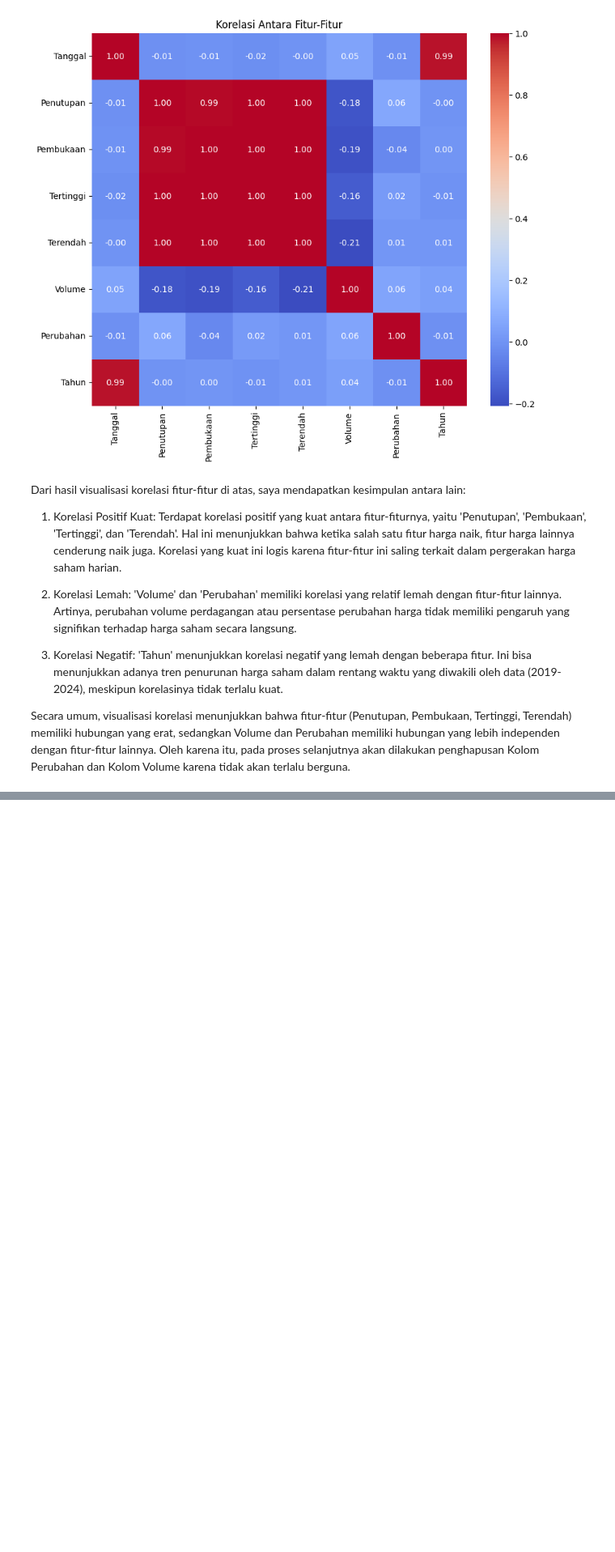
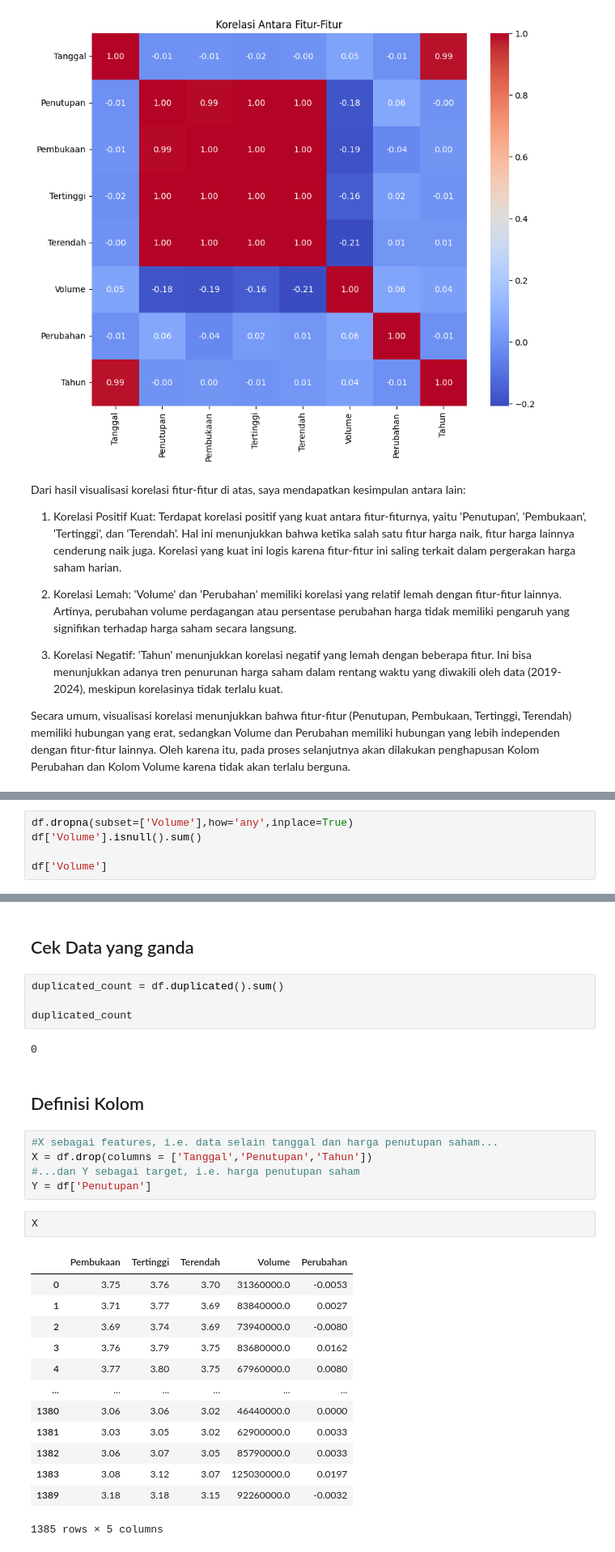
Before and after one commit to riskinass/proyek-sains-data, a Jupyter notebook: _build/html/_sources/tugas2/main.ipynb, the cells around one changed output, grey strips where cells are left out. Shown at 81% size. Saved outputs shown, nothing was run; the diff lists cells and outputs as text; blank space fills up the shorter version.

```diff
--- a/_build/html/_sources/tugas2/main.ipynb
+++ b/_build/html/_sources/tugas2/main.ipynb
@@ -309,0 +442,5 @@ Coming Soon
+# %%
+df.dropna(subset=['Volume'],how='any',inplace=True)
+df['Volume'].isnull().sum()
+
+df['Volume']
@@ -309,0 +477,31 @@ Coming Soon
+# %% [markdown]
+## Cek Data yang ganda
+# %%
+duplicated_count = df.duplicated().sum()
+
+duplicated_count
+# %% [output]
+0
+# %% [markdown]
+## Definisi Kolom
+# %%
+#X sebagai features, i.e. data selain tanggal dan harga penutupan saham...
+X = df.drop(columns = ['Tanggal','Penutupan','Tahun'])
+#...dan Y sebagai target, i.e. harga penutupan saham
+Y = df['Penutupan']
+# %%
+X
+# %% [output]
+|  | Pembukaan | Tertinggi | Terendah | Volume | Perubahan |
+| 0 | 3.75 | 3.76 | 3.70 | 31360000.0 | -0.0053 |
+| 1 | 3.71 | 3.77 | 3.69 | 83840000.0 | 0.0027 |
+| 2 | 3.69 | 3.74 | 3.69 | 73940000.0 | -0.0080 |
+| 3 | 3.76 | 3.79 | 3.75 | 83680000.0 | 0.0162 |
+| 4 | 3.77 | 3.80 | 3.75 | 67960000.0 | 0.0080 |
+| ... | ... | ... | ... | ... | ... |
+| 1380 | 3.06 | 3.06 | 3.02 | 46440000.0 | 0.0000 |
+| 1381 | 3.03 | 3.05 | 3.02 | 62900000.0 | 0.0033 |
+| 1382 | 3.06 | 3.07 | 3.05 | 85790000.0 | 0.0033 |
+| 1383 | 3.08 | 3.12 | 3.07 | 125030000.0 | 0.0197 |
+| 1389 | 3.18 | 3.18 | 3.15 | 92260000.0 | -0.0032 |
+1385 rows × 5 columns
```
Also changed, not shown: parts of 42 cells of this notebook, 35 other files.
